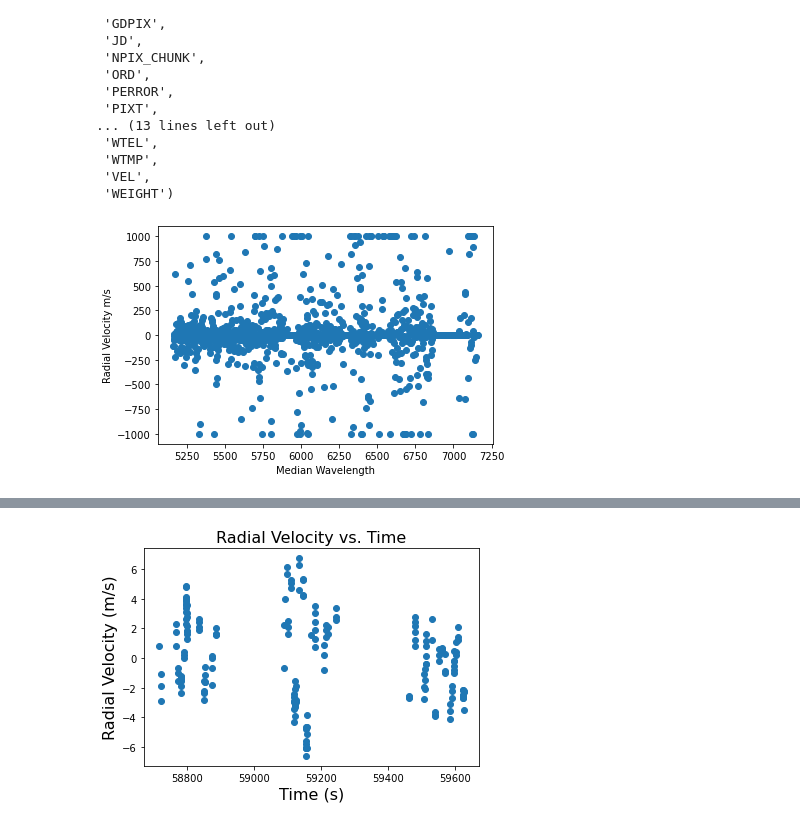
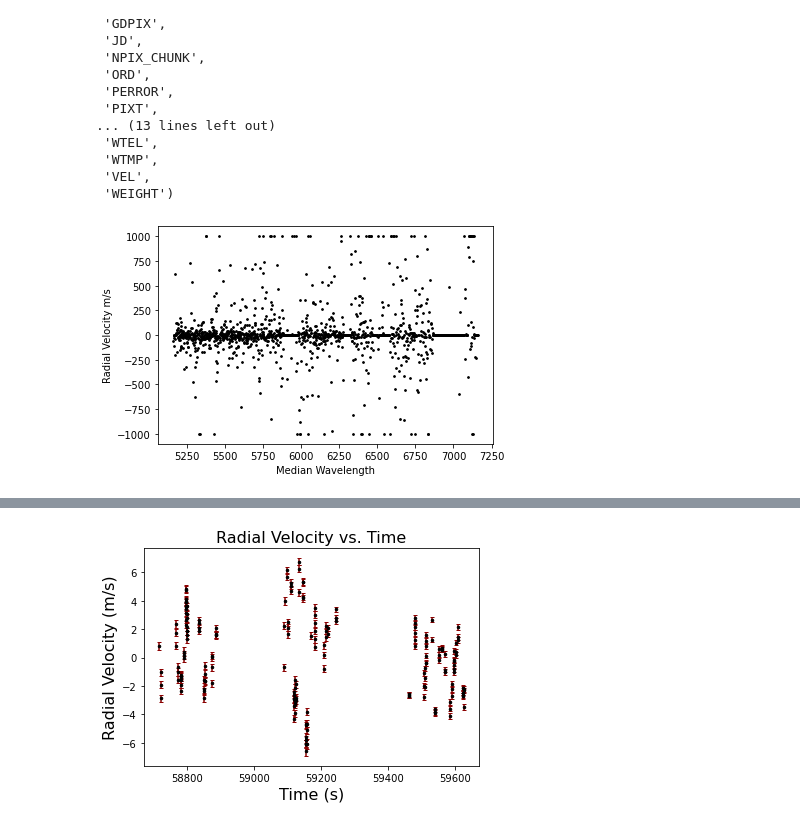
Before and after one commit to NusratJahanAstro/EXPRES-Data-Practice, a Jupyter notebook: 26965ActivityIndicatorsCorrelation.ipynb, the cells around one changed output, grey strips where cells are left out. Cells and saved outputs as stored; diff of their text form; code cells hidden in the pictures.

```diff
--- a/26965ActivityIndicatorsCorrelation.ipynb
+++ b/26965ActivityIndicatorsCorrelation.ipynb
@@ -35,19 +35,19 @@ numchunk = 1386
 # %%
 #median wav on x and rv on y (vel)
 med_wav = np.zeros(numchunk)
 
 for icnk,ncnk in enumerate(range(0,numchunk)):
     med_wav[icnk] = np.median(vd.wav[ncnk])
 
 
-plt.scatter(med_wav,vd.vel)
+plt.scatter(med_wav,vd.vel, s=3, color="black")
 plt.xlabel('Median Wavelength')
 plt.ylabel('Radial Velocity m/s')
 plt.show()
 
 #chunks are all behaving differently, so we use this to better understand what the RV really is
 # %% [output]
-[figure, old version]
+[figure, new version]
 # %%
 file_name = './26965_activity.csv'
 df = pd.read_csv(file_name)
@@ -76,13 +76,13 @@ skewnorm = df['Skew Normal']
 
 ccffwhmerr = df['CCF FWHM Err. [m/s]']
 # %%
-plt.scatter(time, velocity)
+plt.errorbar(time, velocity, yerr=velocityerr, fmt='o', markersize = 2.5, capsize = 2, barsabove = False, color = 'black', ecolor = 'darkred')
 plt.title('Radial Velocity vs. Time',fontsize=16)
 plt.xlabel('Time (s)',fontsize=16)
 plt.ylabel('Radial Velocity (m/s)',fontsize=16)
 plt.show()
 # %% [output]
-[figure, old version]
+[figure, new version]
 # %%
 medwavall = np.zeros((numchunk,len(vd_files)))
 
```
Also changed, not shown: parts of 8 cells of this notebook.
